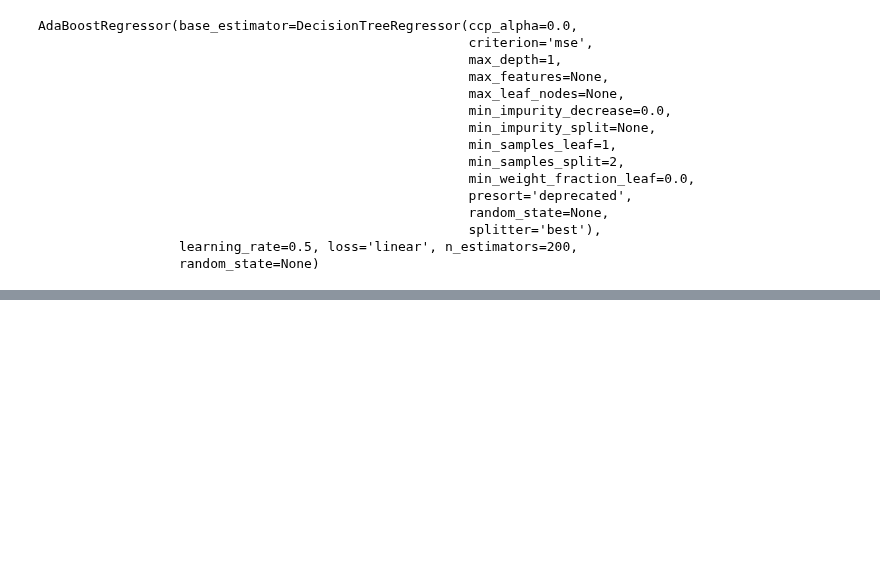
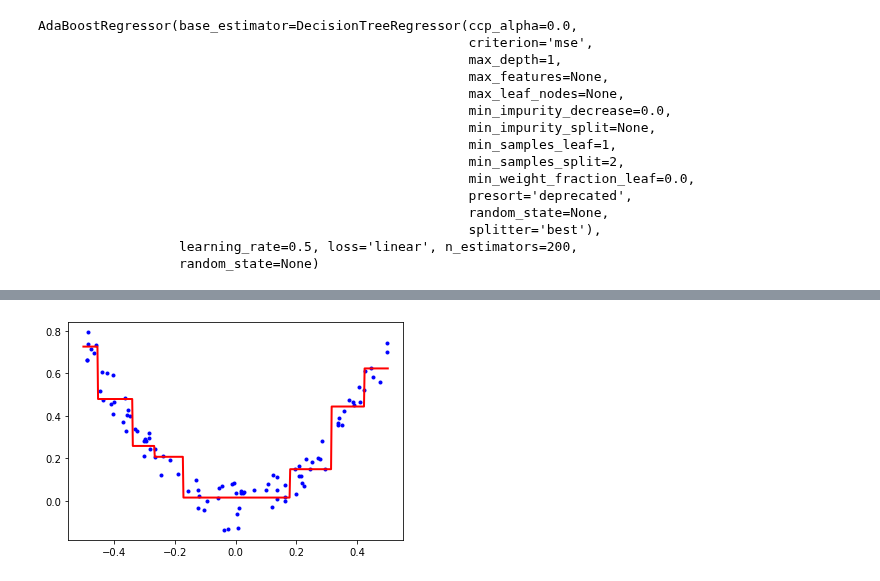
Before and after one commit to codywill/ml-sandbox, a Jupyter notebook: hands-on/Chapter 7 - Ensemble Learning.ipynb, the cells around one changed output, grey strips where cells are left out. Saved outputs shown, nothing was run; the diff lists cells and outputs as text; code cells hidden in the pictures; blank space fills up the shorter version.

```diff
--- a/hands-on/Chapter 7 - Ensemble Learning.ipynb
+++ b/hands-on/Chapter 7 - Ensemble Learning.ipynb
@@ -460,0 +524,4 @@ mean_squared_error(y_test, ada_reg.predict(X_test))
+# %%
+plot_regs([tree_reg1, tree_reg2, tree_reg3])
+# %% [output]
+[figure, added]
```
Also changed, not shown: parts of 43 cells of this notebook.
